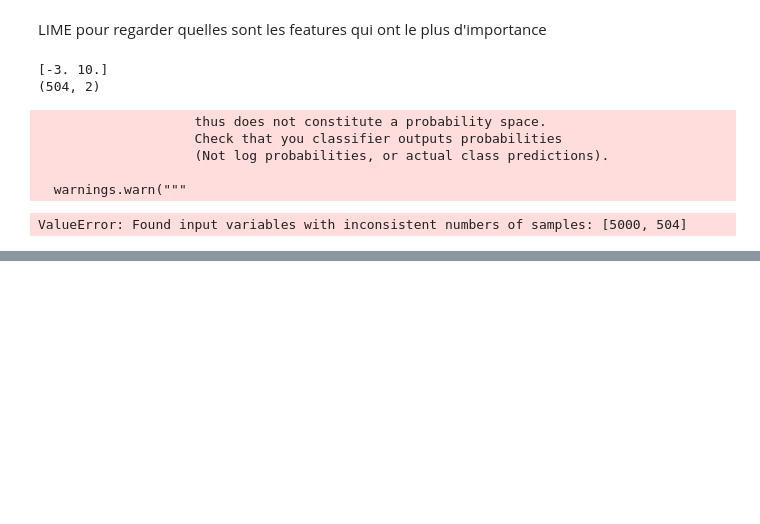
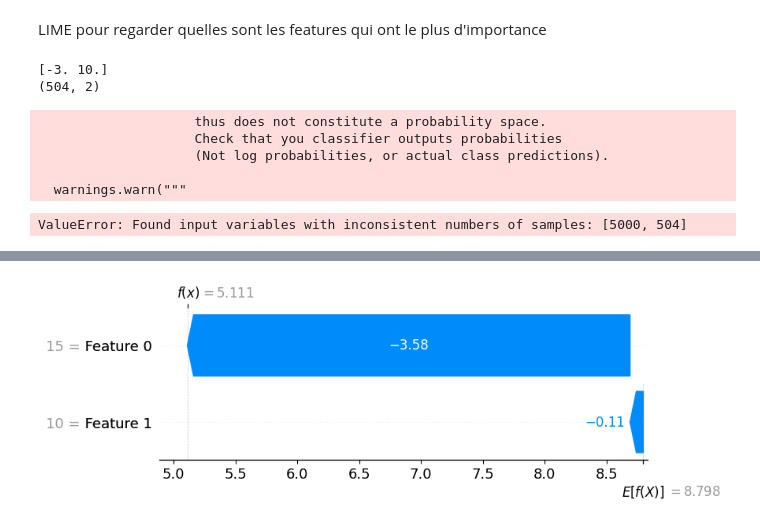
Before and after one commit to pidoux7/XAI, a Jupyter notebook: TME8/TME8.ipynb, the cells around one changed output, grey strips where cells are left out. Drawn from its saved outputs; the diff is of its cells as text; code cells hidden in the pictures; blank space fills up the shorter version.

```diff
--- a/TME8/TME8.ipynb
+++ b/TME8/TME8.ipynb
@@ -369,0 +443,6 @@ affichage(x, ennemy, X_test, y_test, neigh)
+# %%
+# Explication locale
+
+shap.plots.waterfall(shap_values[-4])
+# %% [output]
+[figure, added]
```
Also changed, not shown: parts of 14 cells of this notebook.
